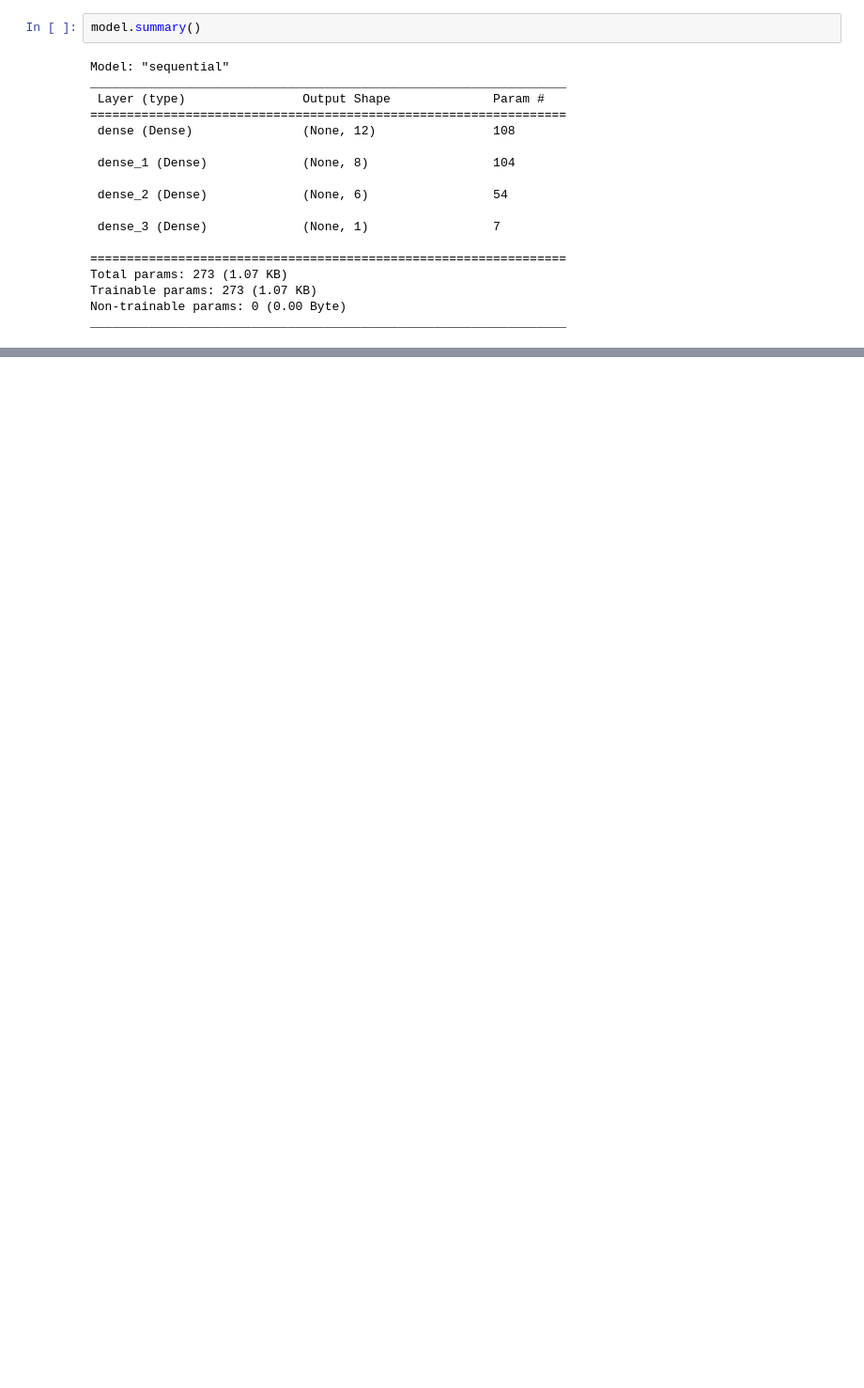
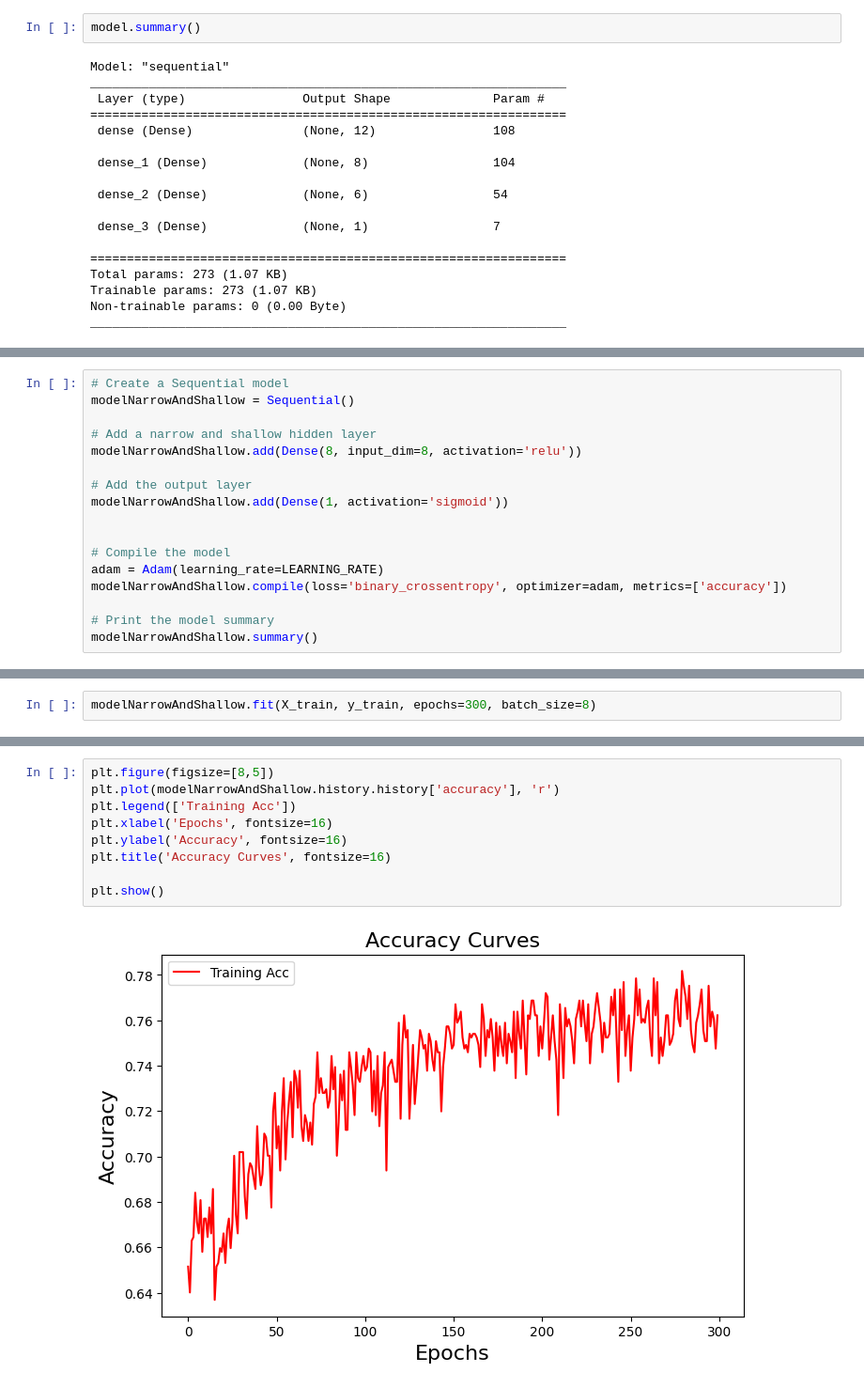
Before and after one commit to rudestewing/AIForIndonesiaBootcamp_CV, a Jupyter notebook: WeeklyAssesment/WeeklyAssessment-2/work.ipynb, the cells around one changed output, grey strips where cells are left out. Shown at 94% size. Saved outputs shown, nothing was run; the diff lists cells and outputs as text; blank space fills up the shorter version.

```diff
--- a/WeeklyAssesment/WeeklyAssessment-2/work.ipynb
+++ b/WeeklyAssesment/WeeklyAssessment-2/work.ipynb
@@ -222,0 +264,17 @@ print(predictions.flatten())
+# %%
+# Create a Sequential model
+modelNarrowAndShallow = Sequential()
+
+# Add a narrow and shallow hidden layer
+modelNarrowAndShallow.add(Dense(8, input_dim=8, activation='relu'))
+
+# Add the output layer
+modelNarrowAndShallow.add(Dense(1, activation='sigmoid'))
+
+
+# Compile the model
+adam = Adam(learning_rate=LEARNING_RATE)
+modelNarrowAndShallow.compile(loss='binary_crossentropy', optimizer=adam, metrics=['accuracy'])
+
+# Print the model summary
+modelNarrowAndShallow.summary()
@@ -222,0 +296,2 @@ print(predictions.flatten())
+# %%
+modelNarrowAndShallow.fit(X_train, y_train, epochs=300, batch_size=8)
@@ -222,0 +317,11 @@ print(predictions.flatten())
+# %%
+plt.figure(figsize=[8,5])
+plt.plot(modelNarrowAndShallow.history.history['accuracy'], 'r')
+plt.legend(['Training Acc'])
+plt.xlabel('Epochs', fontsize=16)
+plt.ylabel('Accuracy', fontsize=16)
+plt.title('Accuracy Curves', fontsize=16)
+
+plt.show()
+# %% [output]
+[figure, added]
```
Also changed, not shown: parts of 35 cells of this notebook.
